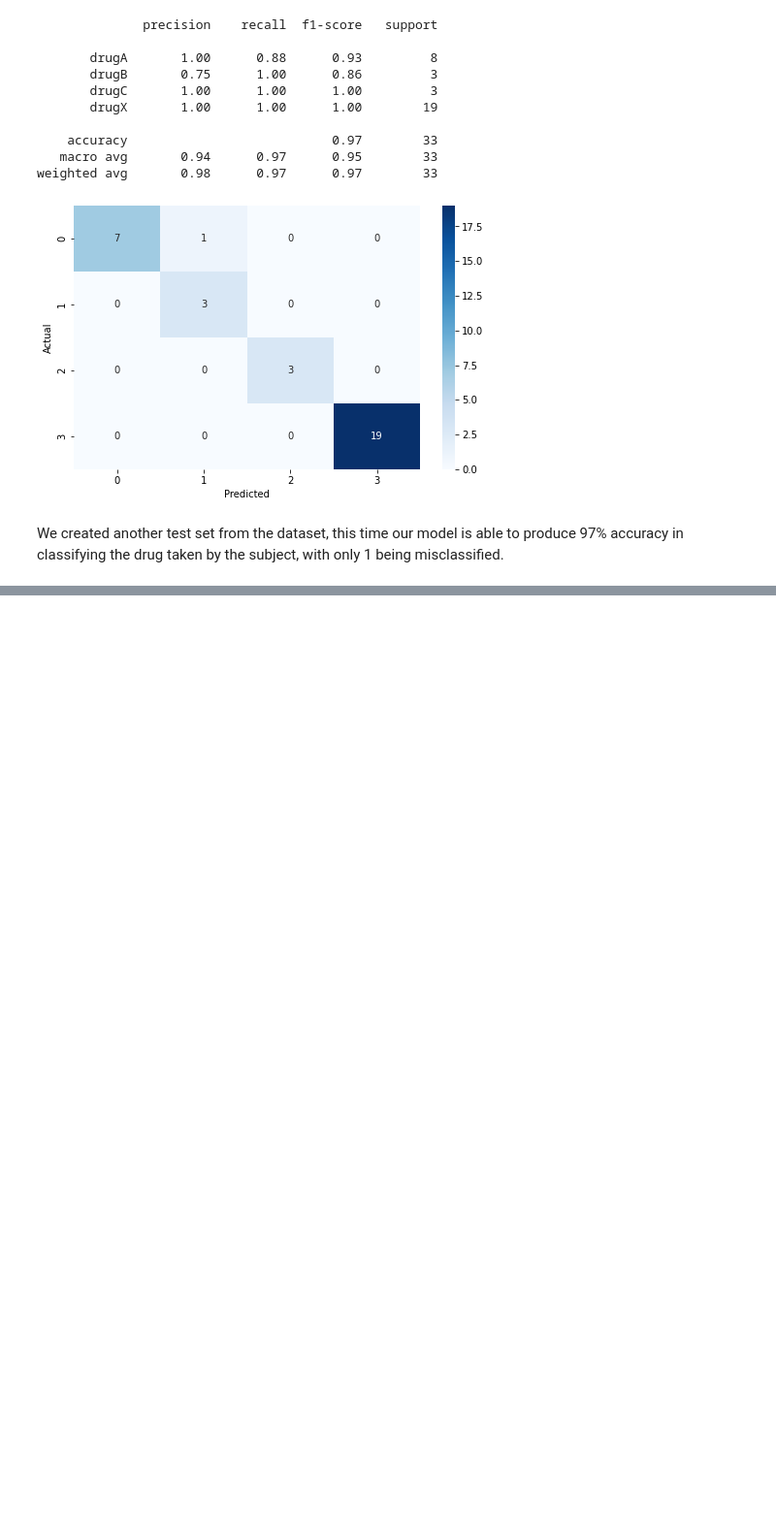
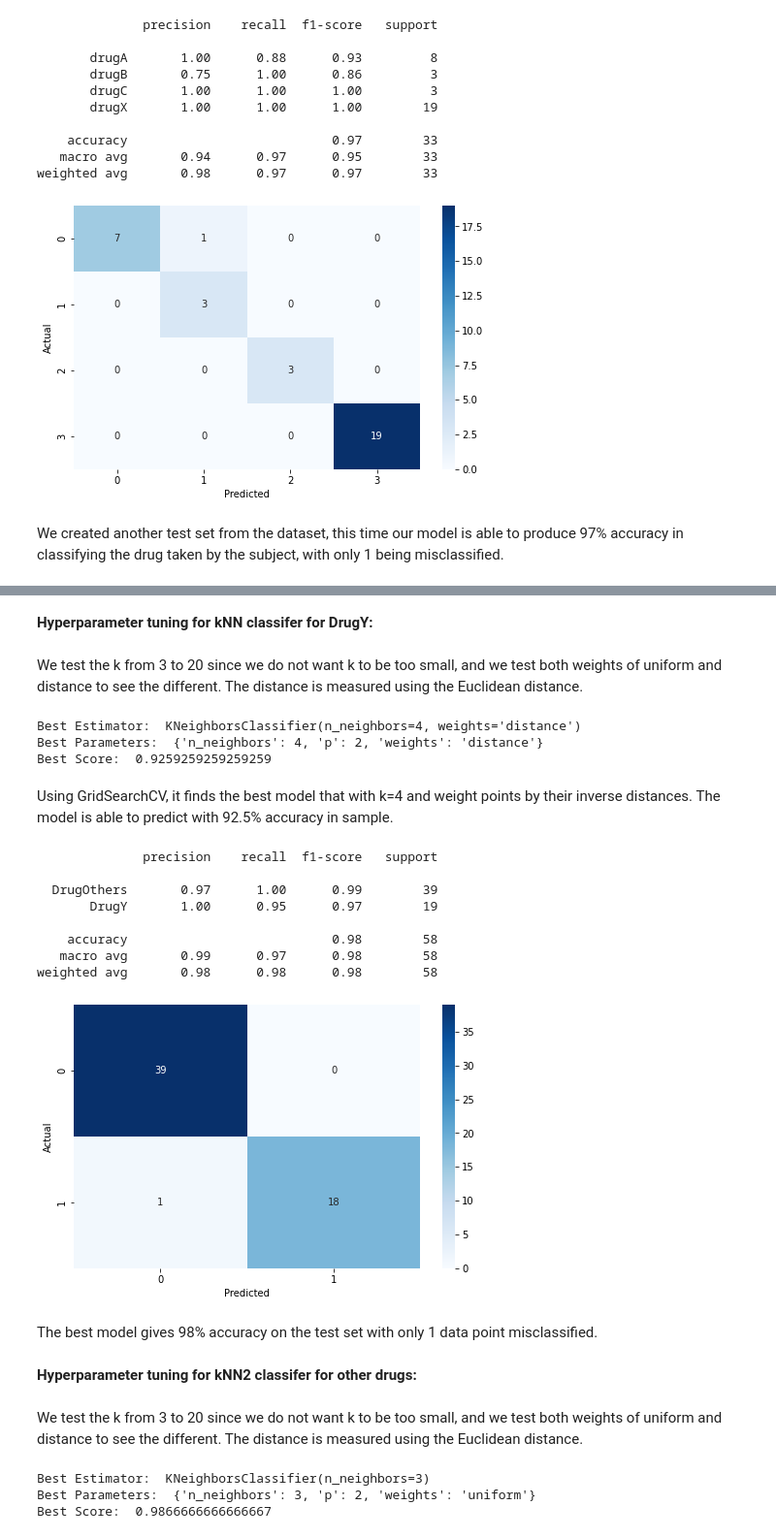
Before and after one commit to Kevin-qt/DrugABC-Classification, a Jupyter notebook: kNN_model.ipynb, the cells around one changed output, grey strips where cells are left out. Shown at 97% size. Drawn from its saved outputs; the diff is of its cells as text; code cells hidden in the pictures; blank space fills up the shorter version.

Commit message:
Updated model with GridSearchCV

```diff
--- a/kNN_model.ipynb
+++ b/kNN_model.ipynb
@@ -497,0 +503,55 @@ pickle.dump(knn2, open('knn2_model_drug.sav', 'wb'))
+# %% [markdown]
+**Hyperparameter tuning for kNN classifer for DrugY:**
+# %%
+# Split the data into train and test
+X_train, X_test, y_train, y_test = train_test_split(X, y, test_size=0.3, random_state=42)
+# %% [markdown]
+We test the k from 3 to 20 since we do not want k to be too small, and we test both weights of uniform and distance to see the different. The distance is measured using the Euclidean distance.
+# %%
+# Define the parameter grid for kNN
+param_grid = {'n_neighbors': np.arange(3, 21), 'weights':['uniform', 'distance'], 'p':[2]}
+
+# Create a GridSearchCV object with the parameters
+grid_knn = GridSearchCV(knn, param_grid, cv=5)
+
+# Train the GridSearchCV object on the training data
+model_knn = grid_knn.fit(X_train, y_train)
+
+# Print the best estimator, best parameters, and best score
+print('Best Estimator: ', model_knn.best_estimator_)
+print('Best Parameters: ', model_knn.best_params_)
+print('Best Score: ', model_knn.best_score_)
+# %% [output]
+Best Estimator:  KNeighborsClassifier(n_neighbors=4, weights='distance')
+Best Parameters:  {'n_neighbors': 4, 'p': 2, 'weights': 'distance'}
+Best Score:  0.9259259259259259
+# %% [markdown]
+Using GridSearchCV, it finds the best model that with k=4 and weight points by their inverse distances. The model is able to predict with 92.5% accuracy in sample.
+# %%
+# Make predictions on the test data
+knn_estimator = model_knn.best_estimator_
+y_pred = knn_estimator.predict(X_test)
+
+# Print the classification report and confusion matrix
+print(classification_report(y_test, y_pred))
+
+cm = confusion_matrix(y_test, y_pred)
+plt.figure(figsize= (8, 5))
+sns.heatmap(cm, annot=True, fmt='d', cmap='Blues')
+plt.ylabel('Actual')
+plt.xlabel('Predicted')
+plt.show()
+# %% [output]
+              precision    recall  f1-score   support
+
+  DrugOthers       0.97      1.00      0.99        39
+       DrugY       1.00      0.95      0.97        19
+
+    accuracy                           0.98        58
+   macro avg       0.99      0.97      0.98        58
+weighted avg       0.98      0.98      0.98        58
+[figure, added]
+# %% [markdown]
+The best model gives 98% accuracy on the test set with only 1 data point misclassified.
+# %% [markdown]
+**Hyperparameter tuning for kNN2 classifer for other drugs:**
@@ -497,0 +561,20 @@ pickle.dump(knn2, open('knn2_model_drug.sav', 'wb'))
+# %% [markdown]
+We test the k from 3 to 20 since we do not want k to be too small, and we test both weights of uniform and distance to see the different. The distance is measured using the Euclidean distance.
+# %%
+# Define the parameter grid for kNN2
+param_grid2 = {'n_neighbors': np.arange(3, 21), 'weights':['uniform', 'distance'], 'p':[2]}
+
+# Create a GridSearchCV object with the parameters
+grid_knn2 = GridSearchCV(knn2, param_grid2, cv=5)
+
+# Train the GridSearchCV object on the training data
+model_knn2 = grid_knn2.fit(X_train_other, y_train_other)
+
+# Print the best estimator, best parameters, and best score
+print('Best Estimator: ', model_knn2.best_estimator_)
+print('Best Parameters: ', model_knn2.best_params_)
+print('Best Score: ', model_knn2.best_score_)
+# %% [output]
+Best Estimator:  KNeighborsClassifier(n_neighbors=3)
+Best Parameters:  {'n_neighbors': 3, 'p': 2, 'weights': 'uniform'}
+Best Score:  0.9866666666666667
```
Also changed, not shown: parts of 7 cells of this notebook.
